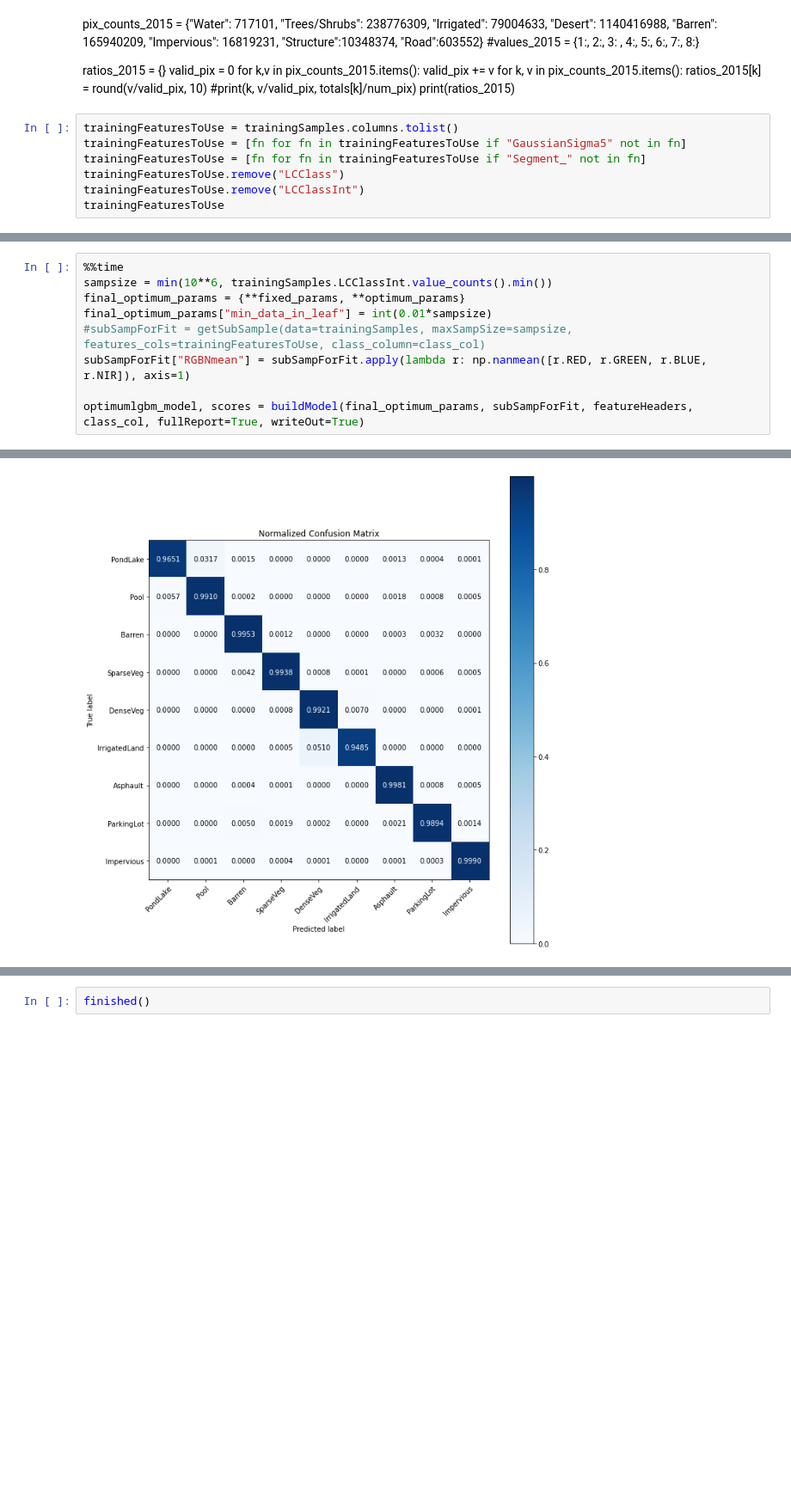
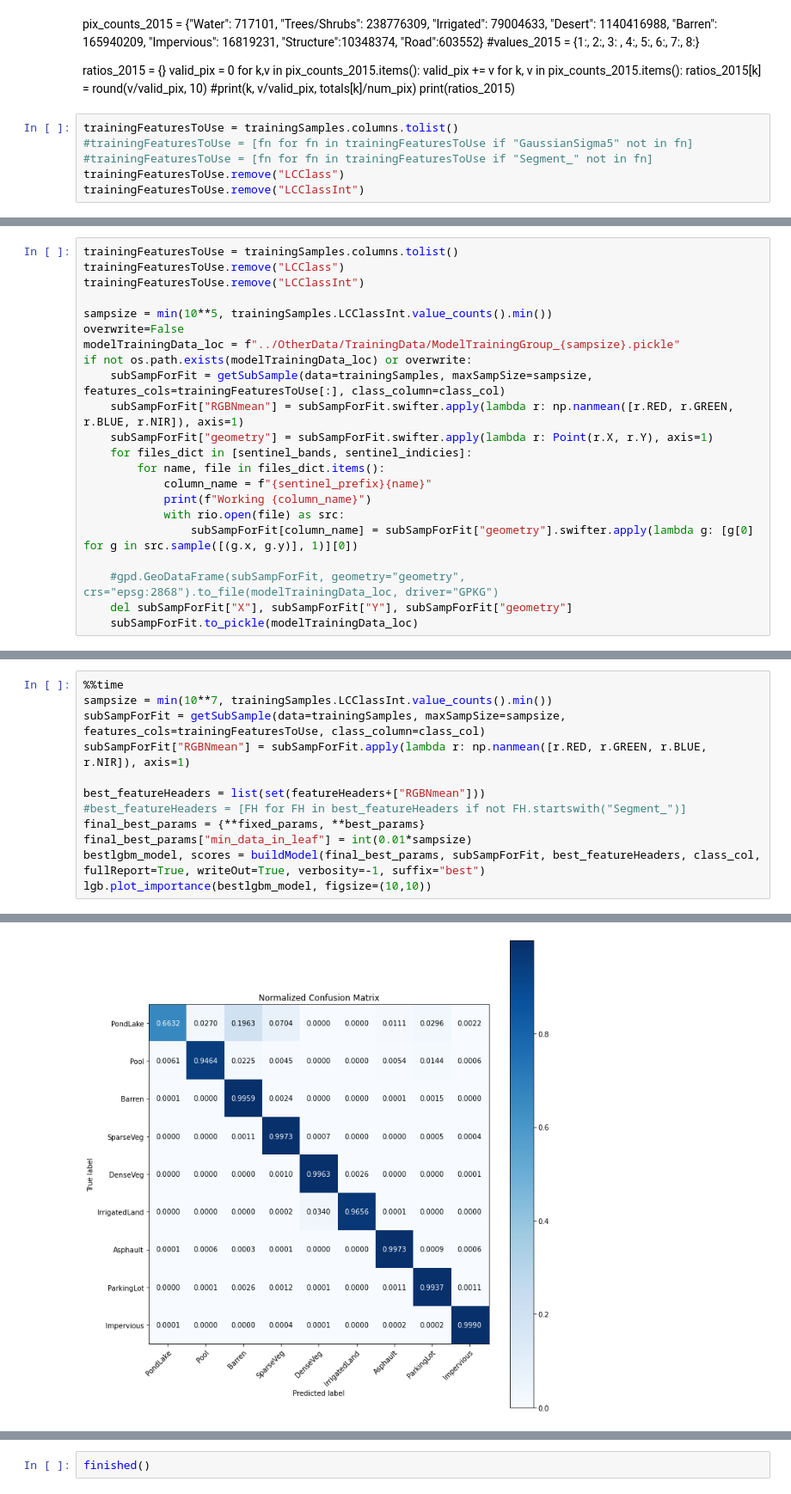
Before and after one commit to bhickson/2019ImageryAnalysis, a Jupyter notebook: LightGBMMulticlass_2020.ipynb, the cells around one changed output, grey strips where cells are left out. Shown at 86% size. Drawn from its saved outputs; the diff is of its cells as text; blank space fills up the shorter version.

```diff
--- a/LightGBMMulticlass_2020.ipynb
+++ b/LightGBMMulticlass_2020.ipynb
@@ -282,8 +297,7 @@ for k, v in pix_counts_2015.items():
 print(ratios_2015)
 # %%
 trainingFeaturesToUse = trainingSamples.columns.tolist()
-trainingFeaturesToUse = [fn for fn in trainingFeaturesToUse if "GaussianSigma5" not in fn]
-trainingFeaturesToUse = [fn for fn in trainingFeaturesToUse if "Segment_" not in fn]
+#trainingFeaturesToUse = [fn for fn in trainingFeaturesToUse if "GaussianSigma5" not in fn]
+#trainingFeaturesToUse = [fn for fn in trainingFeaturesToUse if "Segment_" not in fn]
 trainingFeaturesToUse.remove("LCClass")
 trainingFeaturesToUse.remove("LCClassInt")
-trainingFeaturesToUse
@@ -470,0 +688,22 @@ trainingFeaturesToUse
+# %%
+trainingFeaturesToUse = trainingSamples.columns.tolist()
+trainingFeaturesToUse.remove("LCClass")
+trainingFeaturesToUse.remove("LCClassInt")
+
+sampsize = min(10**5, trainingSamples.LCClassInt.value_counts().min())
+overwrite=False
+modelTrainingData_loc = f"../OtherData/TrainingData/ModelTrainingGroup_{sampsize}.pickle"
+if not os.path.exists(modelTrainingData_loc) or overwrite:
+    subSampForFit = getSubSample(data=trainingSamples, maxSampSize=sampsize, features_cols=trainingFeaturesToUse[:], class_column=class_col)
+    subSampForFit["RGBNmean"] = subSampForFit.swifter.apply(lambda r: np.nanmean([r.RED, r.GREEN, r.BLUE, r.NIR]), axis=1)
+    subSampForFit["geometry"] = subSampForFit.swifter.apply(lambda r: Point(r.X, r.Y), axis=1)
+    for files_dict in [sentinel_bands, sentinel_indicies]:
+        for name, file in files_dict.items():
+            column_name = f"{sentinel_prefix}{name}"
+            print(f"Working {column_name}")
+            with rio.open(file) as src:
+                subSampForFit[column_name] = subSampForFit["geometry"].swifter.apply(lambda g: [g[0] for g in src.sample([(g.x, g.y)], 1)][0])
+
+    #gpd.GeoDataFrame(subSampForFit, geometry="geometry", crs="epsg:2868").to_file(modelTrainingData_loc, driver="GPKG")
+    del subSampForFit["X"], subSampForFit["Y"], subSampForFit["geometry"]
+    subSampForFit.to_pickle(modelTrainingData_loc)
@@ -471,10 +831,13 @@ trainingFeaturesToUse
 # %%
 %%time
-sampsize = min(10**6, trainingSamples.LCClassInt.value_counts().min())
-final_optimum_params = {**fixed_params, **optimum_params}
-final_optimum_params["min_data_in_leaf"] = int(0.01*sampsize)
-#subSampForFit = getSubSample(data=trainingSamples, maxSampSize=sampsize, features_cols=trainingFeaturesToUse, class_column=class_col)
+sampsize = min(10**7, trainingSamples.LCClassInt.value_counts().min())
+subSampForFit = getSubSample(data=trainingSamples, maxSampSize=sampsize, features_cols=trainingFeaturesToUse, class_column=class_col)
 subSampForFit["RGBNmean"] = subSampForFit.apply(lambda r: np.nanmean([r.RED, r.GREEN, r.BLUE, r.NIR]), axis=1)
 
-optimumlgbm_model, scores = buildModel(final_optimum_params, subSampForFit, featureHeaders, class_col, fullReport=True, writeOut=True)
+best_featureHeaders = list(set(featureHeaders+["RGBNmean"]))
+#best_featureHeaders = [FH for FH in best_featureHeaders if not FH.startswith("Segment_")]
+final_best_params = {**fixed_params, **best_params}
+final_best_params["min_data_in_leaf"] = int(0.01*sampsize)
+bestlgbm_model, scores = buildModel(final_best_params, subSampForFit, best_featureHeaders, class_col, fullReport=True, writeOut=True, verbosity=-1, suffix="best")
+lgb.plot_importance(bestlgbm_model, figsize=(10,10))
 # %% [output]
@@ -498 +864 @@ Wall time: 10min 17s
-[figure, old version]
+[figure, new version]
```
Also changed, not shown: parts of 27 cells of this notebook, 3 other files.
